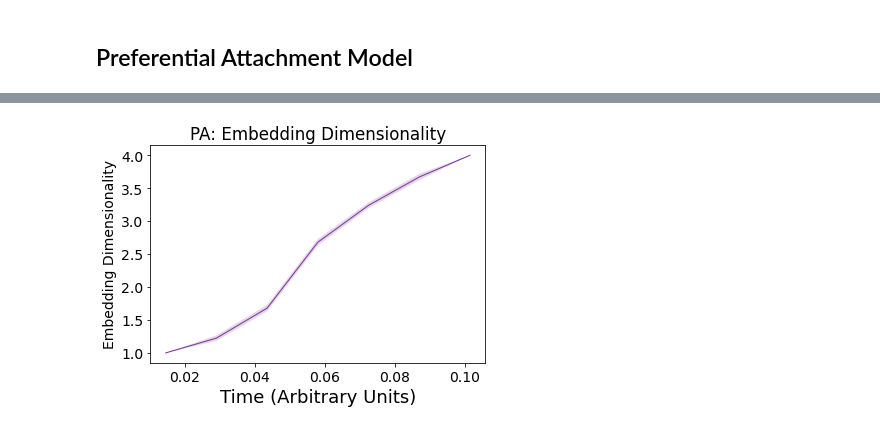
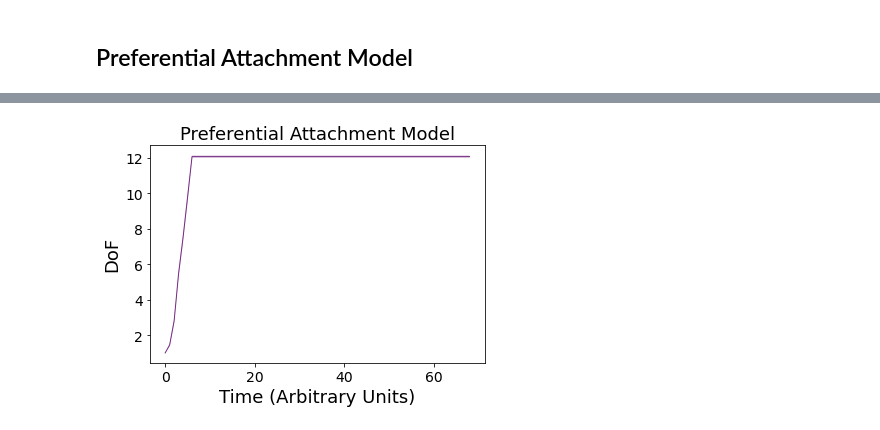
Before and after one commit to spatank/Curiosity, a Jupyter notebook: v8/mech_plotting.ipynb, the cells around one changed output, grey strips where cells are left out. Drawn from its saved outputs; the diff is of its cells as text; code cells hidden in the pictures.

```diff
--- a/v8/mech_plotting.ipynb
+++ b/v8/mech_plotting.ipynb
@@ -810,8 +762,8 @@ plt.savefig('Figures/Mech/preferential_attachment_d.pdf', transparent = True, bb
 # %%
-plot_curve_normalized_idx(d_PA, curve_label = 'd', curve_color = '#7b3294')
+plot_curve(DoF_PA, curve_label = 'DoF', curve_color = '#762a83')
 plt.xlabel('Time (Arbitrary Units)', fontsize = 18)
-plt.ylabel('Embedding Dimensionality')
-plt.title('PA: Embedding Dimensionality')
-plt.savefig('Figures/Mech/preferential_attachment_d_norm_idx.pdf', transparent = True, bbox_inches = 'tight')
+plt.ylabel('DoF', fontsize = 18)
+plt.title('Preferential Attachment Model', fontsize = 18)
+plt.savefig('Figures/Mech/preferential_attachment_DoF.pdf', transparent = True, bbox_inches = 'tight')
 # %% [output]
-[figure, old version]
+[figure, new version]
```
Also changed, not shown: parts of 30 cells of this notebook.
